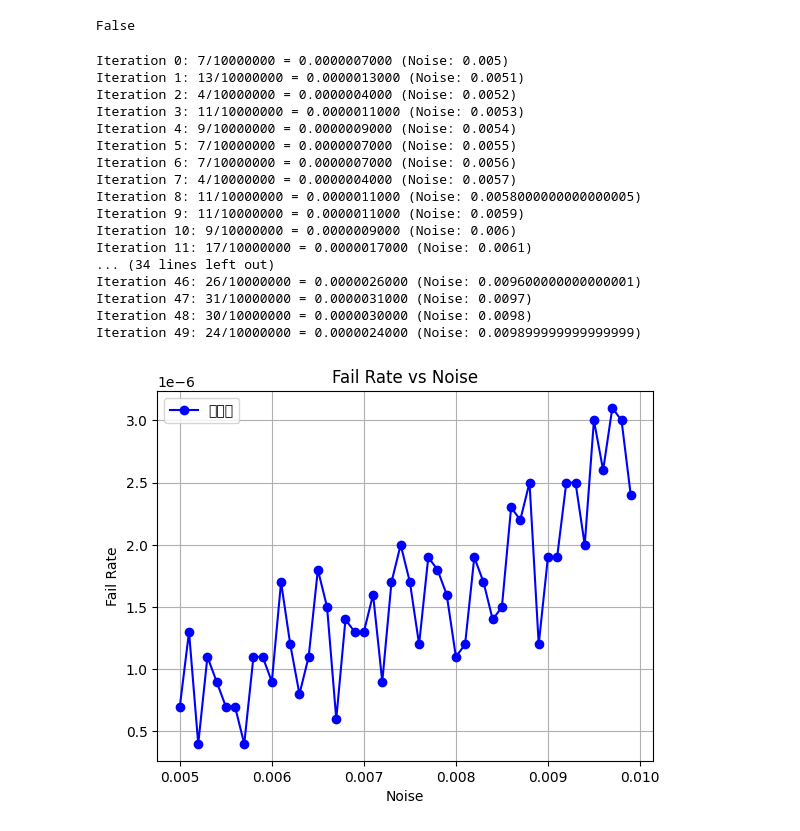
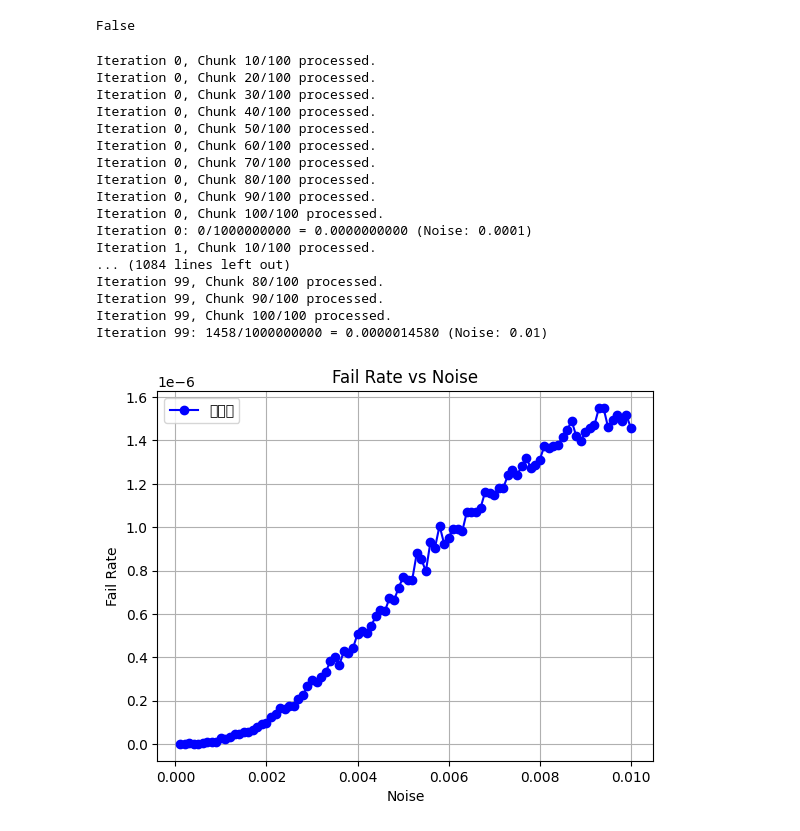
Before and after one commit to yugahirai/invention, a Jupyter notebook: stim/unfolding_color_code_with_flag.ipynb, the cells around one changed output. Drawn from its saved outputs; the diff is of its cells as text; code cells hidden in the pictures.

```diff
--- a/stim/unfolding_color_code_with_flag.ipynb
+++ b/stim/unfolding_color_code_with_flag.ipynb
@@ -1995,8 +2396,8 @@ import sys
 # from your_module import main
 
 def main_sequential_gpu_with_chunked_sampling():
-    total_num_shot = 10_000_000  # 総サンプル数: 10億
-    num_iterations = 50  # 各ノイズレベルでのサンプリング回数
+    total_num_shot = 1000_000_000  # 総サンプル数: 10億
+    num_iterations = 100  # 各ノイズレベルでのサンプリング回数
     x_list = []
     y_list = []
     chunk_size = 10_000_000  # チャンクサイズを10,000,000に設定（必要に応じて調整）
@@ -2004,7 +2405,7 @@ def main_sequential_gpu_with_chunked_sampling():
     remainder_shot = total_num_shot % chunk_size  # 残りのサンプル数
 
     for m in range(num_iterations):
-        noise = 5e-3 + (m) * 1e-4
+        noise = 1e-4 + (m) * 1e-4
         try:
 
             # circuit = stim.Circuit.generated(
@@ -2016,7 +2417,7 @@ def main_sequential_gpu_with_chunked_sampling():
             #     before_measure_flip_probability=noise,
             #     before_round_data_depolarization=noise)
 
-            sampler = main(3, noise, [0]).compile_detector_sampler()
+            sampler = main(3, noise).compile_detector_sampler()
 
             fail = 0  # 失敗カウントの初期化
 
@@ -2073,51 +2474,51 @@ def main_sequential_gpu_with_chunked_sampling():
             print(f"m={m} でエラーが発生しました: {e}", file=sys.stderr)
             traceback.print_exc()
 
     if not x_list or not y_list:
         print("エラー: すべてのタスクが失敗したか、結果がありません。", file=sys.stderr)
         return
 
     # ノイズ値でソート（オプション）
     sorted_pairs = sorted(zip(x_list, y_list))
 
     try:
         x_list, y_list = zip(*sorted_pairs)
     except ValueError as ve:
         print(f"データのアンパック中にエラーが発生しました: {ve}", file=sys.stderr)
         return
 
     # プロット
     plt.plot(x_list, y_list, marker='o', linestyle='-', color='b', label='データ')
     plt.xlabel('Noise')
     plt.ylabel('Fail Rate')
     plt.title('Fail Rate vs Noise')
     plt.legend()
     plt.grid(True)
     plt.show()
 
     return x_list, y_list
 
 if __name__ == "__main__":
     x_list, y_list = main_sequential_gpu_with_chunked_sampling()
 # %% [output]
-Iteration 0: 7/10000000 = 0.0000007000 (Noise: 0.005)
-Iteration 1: 13/10000000 = 0.0000013000 (Noise: 0.0051)
-Iteration 2: 4/10000000 = 0.0000004000 (Noise: 0.0052)
-Iteration 3: 11/10000000 = 0.0000011000 (Noise: 0.0053)
-Iteration 4: 9/10000000 = 0.0000009000 (Noise: 0.0054)
-Iteration 5: 7/10000000 = 0.0000007000 (Noise: 0.0055)
-Iteration 6: 7/10000000 = 0.0000007000 (Noise: 0.0056)
-Iteration 7: 4/10000000 = 0.0000004000 (Noise: 0.0057)
-Iteration 8: 11/10000000 = 0.0000011000 (Noise: 0.0058000000000000005)
-Iteration 9: 11/10000000 = 0.0000011000 (Noise: 0.0059)
-Iteration 10: 9/10000000 = 0.0000009000 (Noise: 0.006)
-Iteration 11: 17/10000000 = 0.0000017000 (Noise: 0.0061)
-... (34 lines left out)
-Iteration 46: 26/10000000 = 0.0000026000 (Noise: 0.009600000000000001)
-Iteration 47: 31/10000000 = 0.0000031000 (Noise: 0.0097)
-Iteration 48: 30/10000000 = 0.0000030000 (Noise: 0.0098)
-Iteration 49: 24/10000000 = 0.0000024000 (Noise: 0.009899999999999999)
+Iteration 0, Chunk 10/100 processed.
+Iteration 0, Chunk 20/100 processed.
+Iteration 0, Chunk 30/100 processed.
+Iteration 0, Chunk 40/100 processed.
+Iteration 0, Chunk 50/100 processed.
+Iteration 0, Chunk 60/100 processed.
+Iteration 0, Chunk 70/100 processed.
+Iteration 0, Chunk 80/100 processed.
+Iteration 0, Chunk 90/100 processed.
+Iteration 0, Chunk 100/100 processed.
+Iteration 0: 0/1000000000 = 0.0000000000 (Noise: 0.0001)
+Iteration 1, Chunk 10/100 processed.
+... (1084 lines left out)
+Iteration 99, Chunk 80/100 processed.
+Iteration 99, Chunk 90/100 processed.
+Iteration 99, Chunk 100/100 processed.
+Iteration 99: 1458/1000000000 = 0.0000014580 (Noise: 0.01)
-[figure, old version]
+[figure, new version]
 # %%
 import numpy as np
 
```
Also changed, not shown: parts of 5 cells of this notebook, 10 other files.
